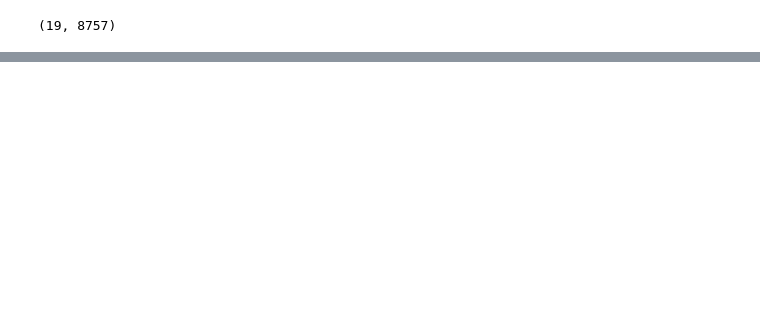
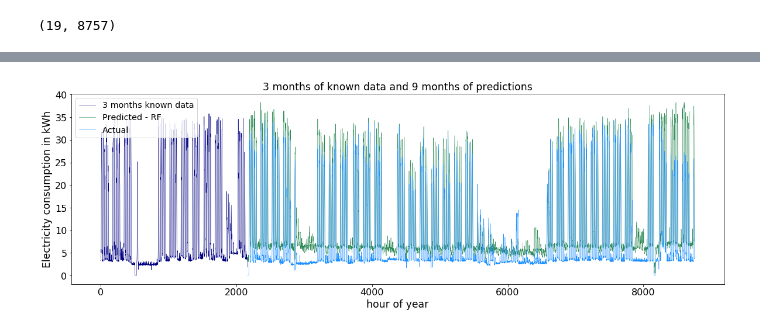
Before and after one commit to dmgt/gdso_2019, a Jupyter notebook: notebooks/exploring_models/2019-07-14-update_RF.ipynb, the cells around one changed output, grey strips where cells are left out. Cells and saved outputs as stored; diff of their text form; code cells hidden in the pictures; blank space fills up the shorter version.

```diff
--- a/notebooks/exploring_models/2019-07-14-update_RF.ipynb
+++ b/notebooks/exploring_models/2019-07-14-update_RF.ipynb
@@ -346,0 +434,4 @@ y_pred.shape
+# %%
+plot_measured_predicted_1year(y_true, y_pred_rf, 18)
+# %% [output]
+[figure, added]
```
Also changed, not shown: parts of 20 cells of this notebook.
